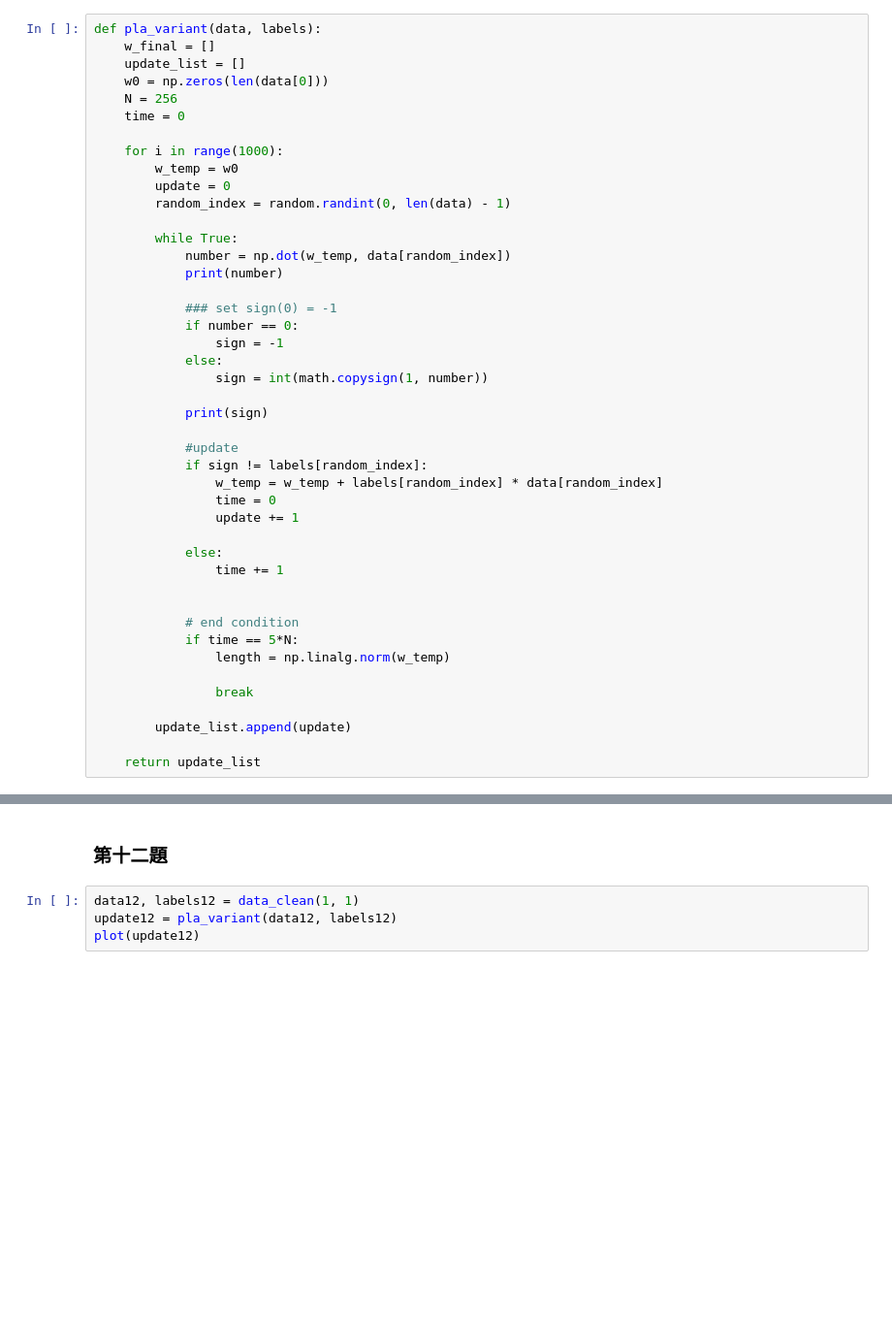
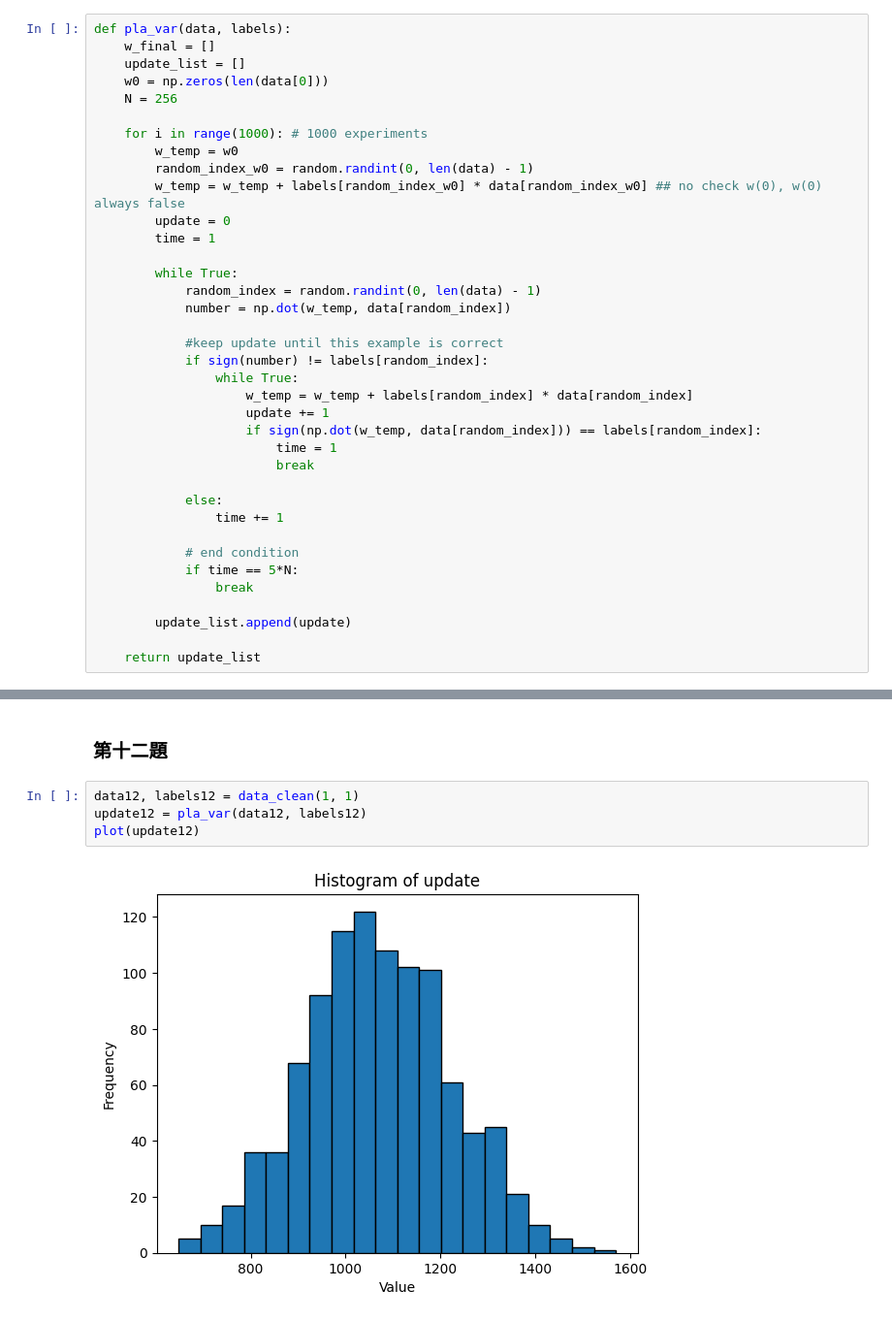
Before and after one commit to Mingyouliao/ML_homewor, a Jupyter notebook: ML_HW_1.ipynb, the cells around one changed output, grey strips where cells are left out. Shown: that part at 97% size. Cells and saved outputs as stored; diff of their text form; blank space fills up the shorter version.

```diff
--- a/ML_HW_1.ipynb
+++ b/ML_HW_1.ipynb
@@ -67,42 +71,35 @@ def pla(data, labels):
 # %%
-def pla_variant(data, labels):
+def pla_var(data, labels):
     w_final = []
     update_list = []
     w0 = np.zeros(len(data[0]))
     N = 256
-    time = 0
 
-    for i in range(1000):
+    for i in range(1000): # 1000 experiments
         w_temp = w0
+        random_index_w0 = random.randint(0, len(data) - 1)
+        w_temp = w_temp + labels[random_index_w0] * data[random_index_w0] ## no check w(0), w(0) always false
         update = 0
-        random_index = random.randint(0, len(data) - 1)
+        time = 1
 
         while True:
+            random_index = random.randint(0, len(data) - 1)
             number = np.dot(w_temp, data[random_index])
-            print(number)
 
-            ### set sign(0) = -1
-            if number == 0:
-                sign = -1
-            else:
-                sign = int(math.copysign(1, number))
-
-            print(sign)
-
-            #update
-            if sign != labels[random_index]:
-                w_temp = w_temp + labels[random_index] * data[random_index]
-                time = 0
-                update += 1
+            #keep update until this example is correct
+            if sign(number) != labels[random_index]:
+                while True:
+                    w_temp = w_temp + labels[random_index] * data[random_index]
+                    update += 1
+                    if sign(np.dot(w_temp, data[random_index])) == labels[random_index]:
+                        time = 1
+                        break
 
             else:
                 time += 1
 
-
             # end condition
             if time == 5*N:
-                length = np.linalg.norm(w_temp)
-
                 break
 
         update_list.append(update)
@@ -146,8 +143,10 @@ plot(update11)
 ### 第十二題
 # %%
 data12, labels12 = data_clean(1, 1)
-update12 = pla_variant(data12, labels12)
+update12 = pla_var(data12, labels12)
 plot(update12)
+# %% [output]
+[figure, added]
 # %%
 print(update9)
 # %% [output]
```
Also changed, not shown: parts of 10 cells of this notebook.
